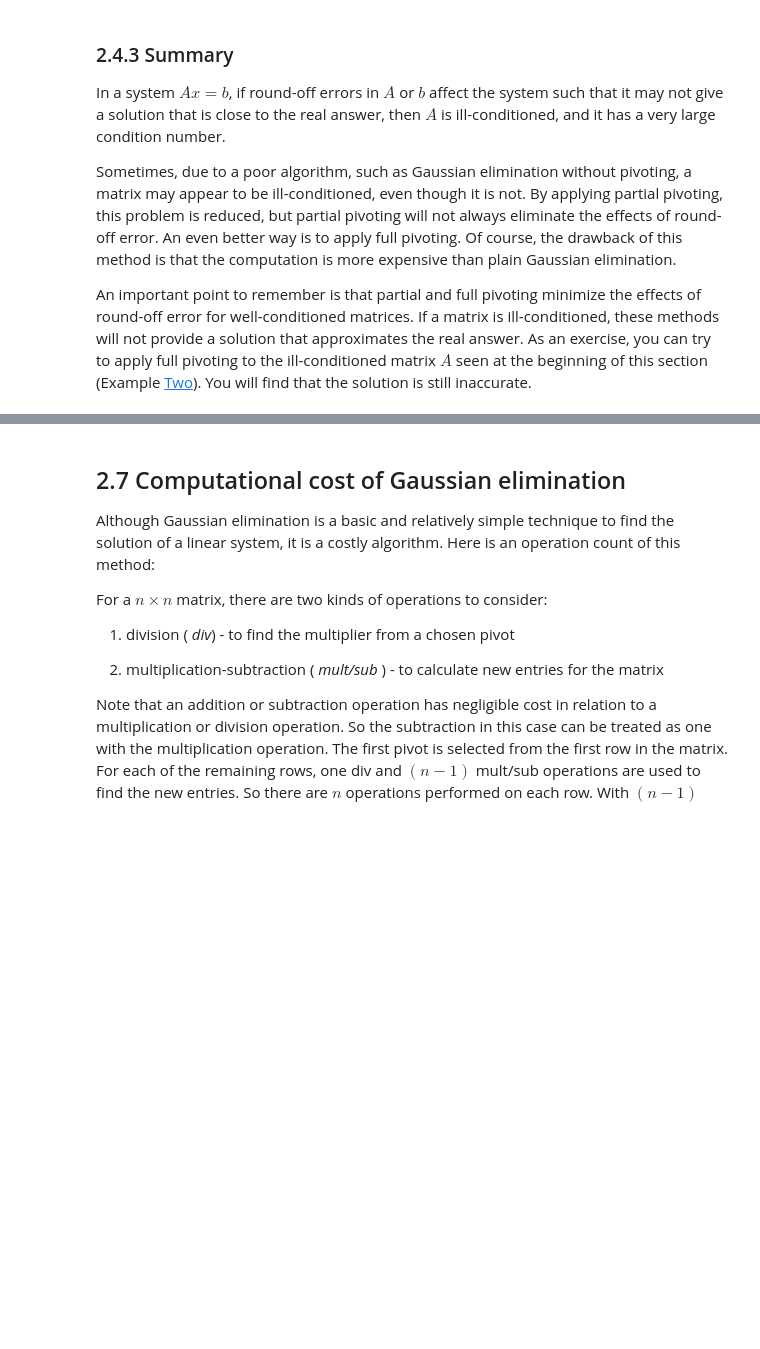
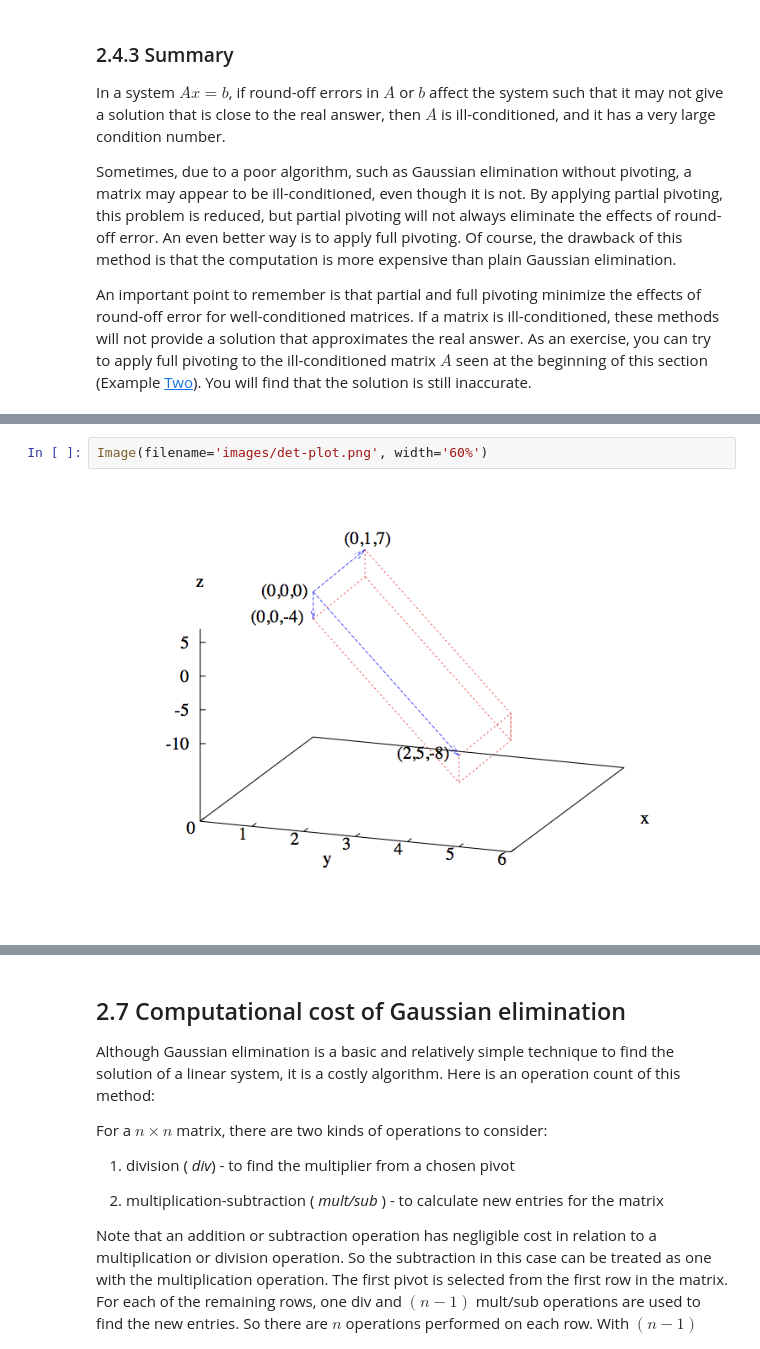
Before and after one commit to tjarnikova/numeric, a Jupyter notebook: lab3/Lab_3.ipynb, the cells around one changed output, grey strips where cells are left out. Drawn from its saved outputs; the diff is of its cells as text; blank space fills up the shorter version.

```diff
--- a/lab3/Lab_3.ipynb
+++ b/lab3/Lab_3.ipynb
@@ -886,3 +910,7 @@ A few special properties to remember about determinants:
+# %%
+Image(filename='images/det-plot.png', width='60%')
+# %% [output]
+[figure, added]
 # %% [markdown]
 The basic procedure in finding a determinant of a matrix larger than 2
 $\times$ 2 is to calculate the product of the non-zero entries in each
```
Also changed, not shown: parts of 16 cells of this notebook.
